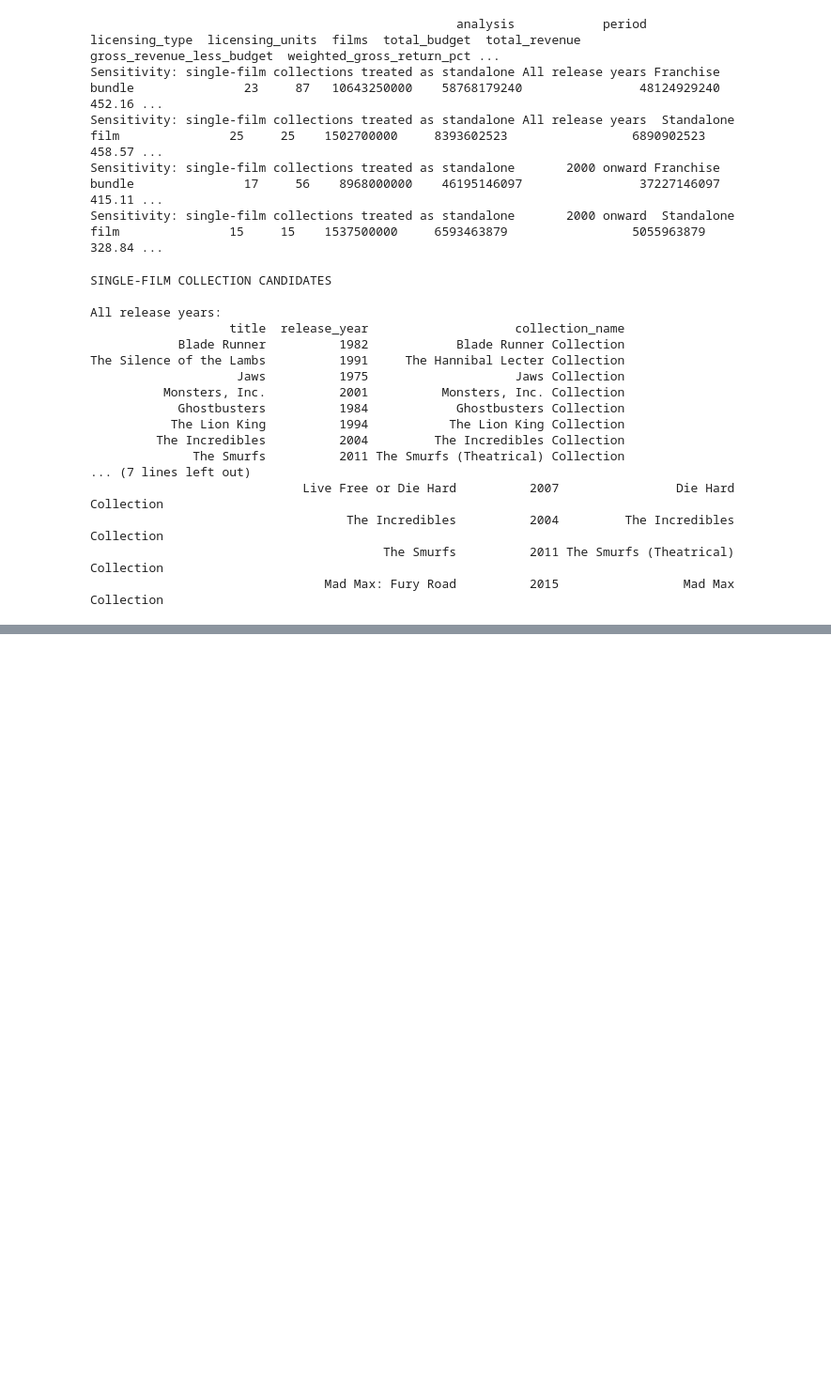
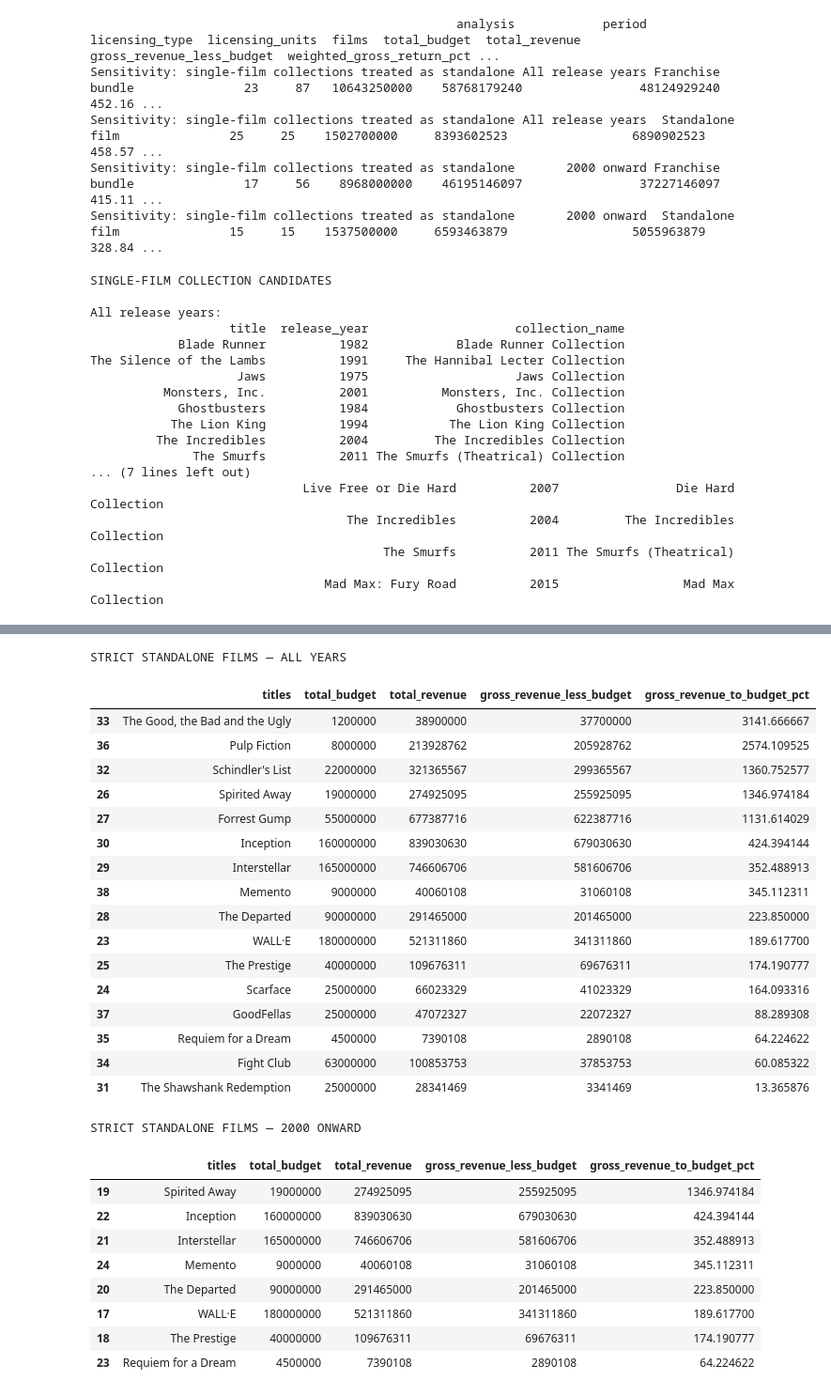
Before and after one commit to Suraiya-de/Streamvault-Licensing-Analysis, a Jupyter notebook: notebooks/03_streamvault_analysis.ipynb, the cells around one changed output, grey strips where cells are left out. Shown at 94% size. Drawn from its saved outputs; the diff is of its cells as text; code cells hidden in the pictures; blank space fills up the shorter version.

```diff
--- a/notebooks/03_streamvault_analysis.ipynb
+++ b/notebooks/03_streamvault_analysis.ipynb
@@ -383,0 +923,56 @@ The Silence of the Lambs          1991     The Hannibal Lecter Collection
+# %%
+
+print("STRICT STANDALONE FILMS — ALL YEARS")
+
+display(
+    unit_datasets["All release years"]
+    .query("licensing_type == 'Standalone film'")
+    .sort_values(
+        ["gross_revenue_to_budget_pct", "total_revenue"],
+        ascending=[False, False]
+    )
+    [["titles", "total_budget", "total_revenue",
+      "gross_revenue_less_budget", "gross_revenue_to_budget_pct"]]
+)
+
+print("STRICT STANDALONE FILMS — 2000 ONWARD")
+
+display(
+    unit_datasets["2000 onward"]
+    .query("licensing_type == 'Standalone film'")
+    .sort_values(
+        ["gross_revenue_to_budget_pct", "total_revenue"],
+        ascending=[False, False]
+    )
+    [["titles", "total_budget", "total_revenue",
+      "gross_revenue_less_budget", "gross_revenue_to_budget_pct"]]
+)
+# %% [output]
+STRICT STANDALONE FILMS — ALL YEARS
+|  | titles | total_budget | total_revenue | gross_revenue_less_budget | gross_revenue_to_budget_pct |
+| 33 | The Good, the Bad and the Ugly | 1200000 | 38900000 | 37700000 | 3141.666667 |
+| 36 | Pulp Fiction | 8000000 | 213928762 | 205928762 | 2574.109525 |
+| 32 | Schindler's List | 22000000 | 321365567 | 299365567 | 1360.752577 |
+| 26 | Spirited Away | 19000000 | 274925095 | 255925095 | 1346.974184 |
+| 27 | Forrest Gump | 55000000 | 677387716 | 622387716 | 1131.614029 |
+| 30 | Inception | 160000000 | 839030630 | 679030630 | 424.394144 |
+| 29 | Interstellar | 165000000 | 746606706 | 581606706 | 352.488913 |
+| 38 | Memento | 9000000 | 40060108 | 31060108 | 345.112311 |
+| 28 | The Departed | 90000000 | 291465000 | 201465000 | 223.850000 |
+| 23 | WALL·E | 180000000 | 521311860 | 341311860 | 189.617700 |
+| 25 | The Prestige | 40000000 | 109676311 | 69676311 | 174.190777 |
+| 24 | Scarface | 25000000 | 66023329 | 41023329 | 164.093316 |
+| 37 | GoodFellas | 25000000 | 47072327 | 22072327 | 88.289308 |
+| 35 | Requiem for a Dream | 4500000 | 7390108 | 2890108 | 64.224622 |
+| 34 | Fight Club | 63000000 | 100853753 | 37853753 | 60.085322 |
+| 31 | The Shawshank Redemption | 25000000 | 28341469 | 3341469 | 13.365876 |
+STRICT STANDALONE FILMS — 2000 ONWARD
+|  | titles | total_budget | total_revenue | gross_revenue_less_budget | gross_revenue_to_budget_pct |
+| 19 | Spirited Away | 19000000 | 274925095 | 255925095 | 1346.974184 |
+| 22 | Inception | 160000000 | 839030630 | 679030630 | 424.394144 |
+| 21 | Interstellar | 165000000 | 746606706 | 581606706 | 352.488913 |
+| 24 | Memento | 9000000 | 40060108 | 31060108 | 345.112311 |
+| 20 | The Departed | 90000000 | 291465000 | 201465000 | 223.850000 |
+| 17 | WALL·E | 180000000 | 521311860 | 341311860 | 189.617700 |
+| 18 | The Prestige | 40000000 | 109676311 | 69676311 | 174.190777 |
+| 23 | Requiem for a Dream | 4500000 | 7390108 | 2890108 | 64.224622 |
```
Also changed, not shown: parts of 8 cells of this notebook, 6 other files.
